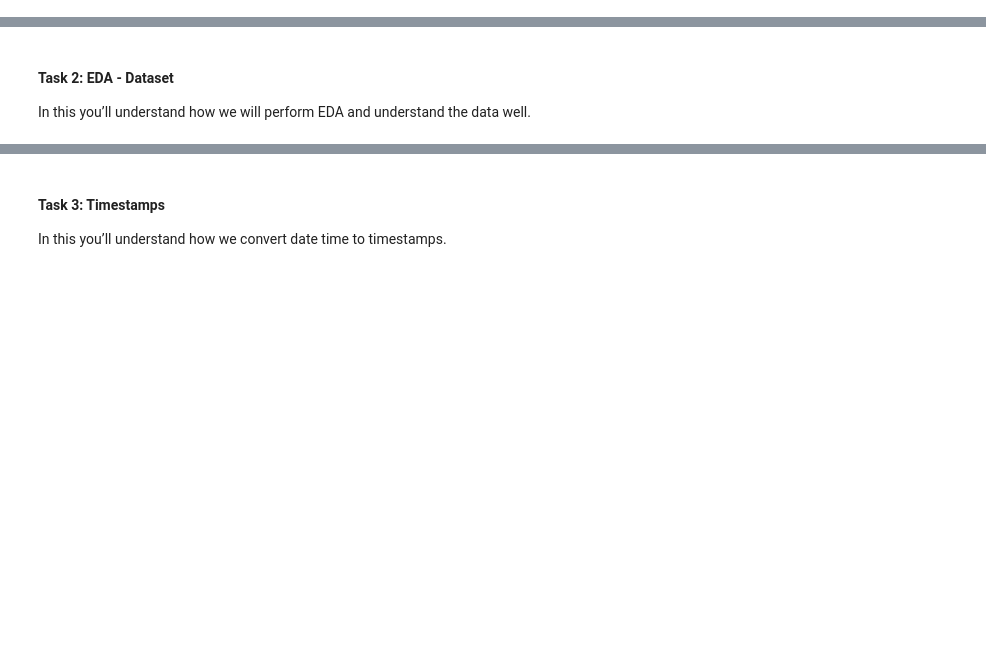
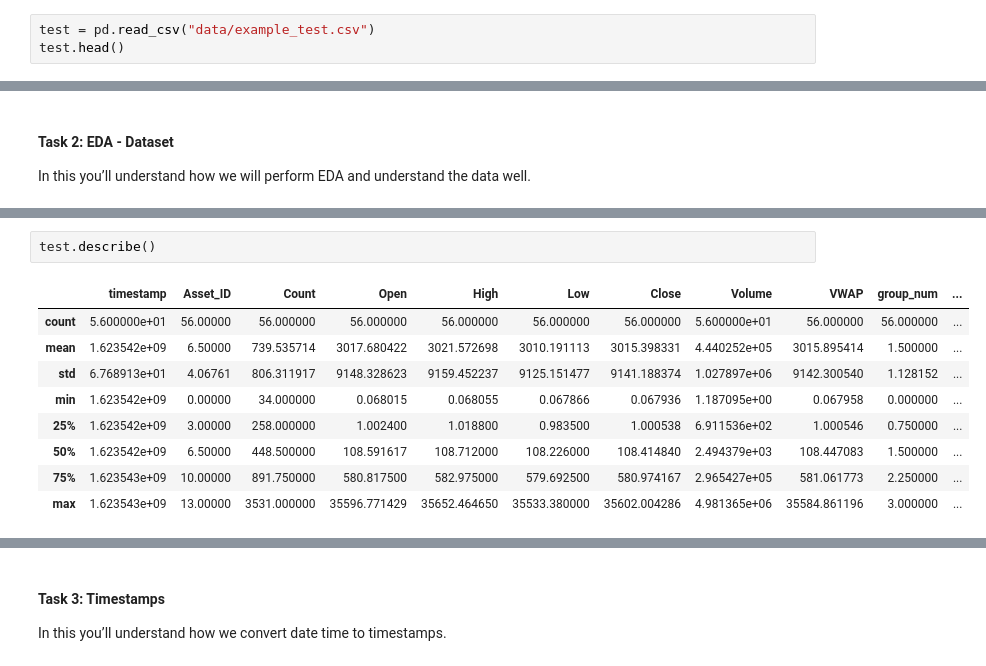
Before and after one commit to amithvardhan99/drivendata, a Jupyter notebook: Crypto Forecasting Model For Market Data 2018 - 2021/notebook.ipynb, the cells around one changed output, grey strips where cells are left out. Drawn from its saved outputs; the diff is of its cells as text; blank space fills up the shorter version.

```diff
--- a/Crypto Forecasting Model For Market Data 2018 - 2021/notebook.ipynb
+++ b/Crypto Forecasting Model For Market Data 2018 - 2021/notebook.ipynb
@@ -63,0 +133,3 @@ In this task, you’ll understand how to Explore the dataset and know what each
+# %%
+test = pd.read_csv("data/example_test.csv")
+test.head()
@@ -67,0 +195,12 @@ In this you’ll understand how we will perform EDA and understand the data well
+# %%
+test.describe()
+# %% [output]
+|  | timestamp | Asset_ID | Count | Open | High | Low | Close | Volume | VWAP | group_num | ... |
+| count | 5.600000e+01 | 56.00000 | 56.000000 | 56.000000 | 56.000000 | 56.000000 | 56.000000 | 5.600000e+01 | 56.000000 | 56.000000 | ... |
+| mean | 1.623542e+09 | 6.50000 | 739.535714 | 3017.680422 | 3021.572698 | 3010.191113 | 3015.398331 | 4.440252e+05 | 3015.895414 | 1.500000 | ... |
+| std | 6.768913e+01 | 4.06761 | 806.311917 | 9148.328623 | 9159.452237 | 9125.151477 | 9141.188374 | 1.027897e+06 | 9142.300540 | 1.128152 | ... |
+| min | 1.623542e+09 | 0.00000 | 34.000000 | 0.068015 | 0.068055 | 0.067866 | 0.067936 | 1.187095e+00 | 0.067958 | 0.000000 | ... |
+| 25% | 1.623542e+09 | 3.00000 | 258.000000 | 1.002400 | 1.018800 | 0.983500 | 1.000538 | 6.911536e+02 | 1.000546 | 0.750000 | ... |
+| 50% | 1.623542e+09 | 6.50000 | 448.500000 | 108.591617 | 108.712000 | 108.226000 | 108.414840 | 2.494379e+03 | 108.447083 | 1.500000 | ... |
+| 75% | 1.623543e+09 | 10.00000 | 891.750000 | 580.817500 | 582.975000 | 579.692500 | 580.974167 | 2.965427e+05 | 581.061773 | 2.250000 | ... |
+| max | 1.623543e+09 | 13.00000 | 3531.000000 | 35596.771429 | 35652.464650 | 35533.380000 | 35602.004286 | 4.981365e+06 | 35584.861196 | 3.000000 | ... |
```
Also changed, not shown: parts of 16 cells of this notebook.
